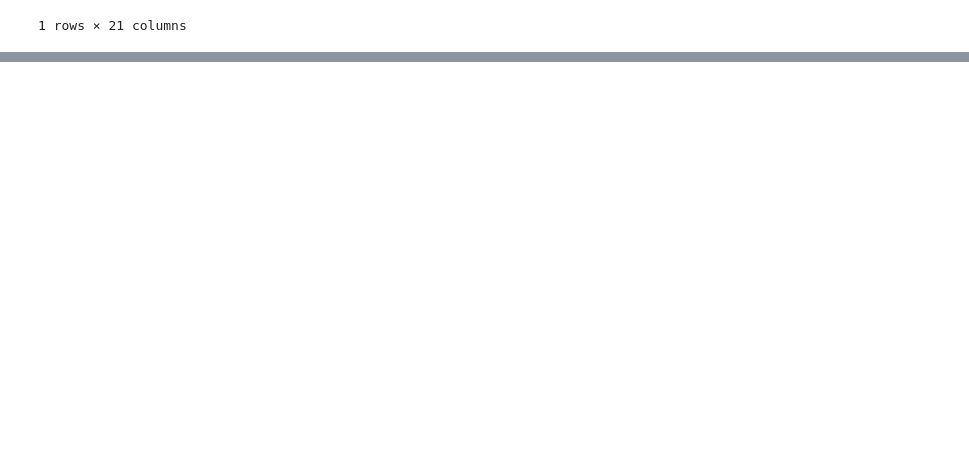
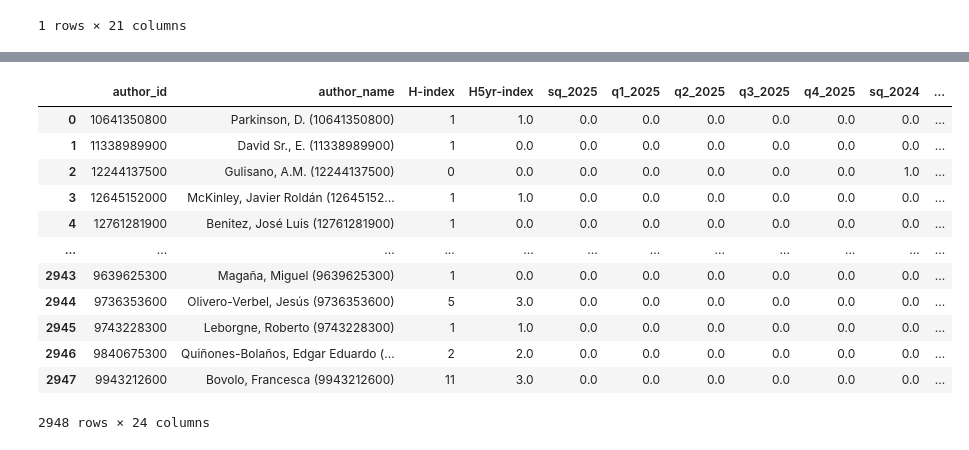
Before and after one commit to JesusPetro/Scopus-Metrics-UTB, a Jupyter notebook: Script-Scopus.ipynb, the cells around one changed output, grey strips where cells are left out. Drawn from its saved outputs; the diff is of its cells as text; code cells hidden in the pictures; blank space fills up the shorter version.

Commit message:
feat: add metrics to group quartiles by specific year period

```diff
--- a/Script-Scopus.ipynb
+++ b/Script-Scopus.ipynb
@@ -7,13 +8,14 @@ from datetime import datetime
 import re
 # %%
 # -----------------------------------------
-# Path's and filenames
+# Path's and filenames and constants
 # -----------------------------------------
 
 path = './data'
 filenameUTB = 'Base de datos Scopus.xlsx'
 filenameScopus = 'scopus-2.csv'
 filenameScimago = 'scimagojr2024.csv'
+YEAR = datetime.now().year
 # %%
 # -----------------------------------------
 # Upload UTB Researchers data
@@ -228,0 +425,54 @@ EID                                                 2
+# %%
+# ------------------------------------------
+# Get h-index and h5yr-index for each author, then merge with per-year quartile counts
+# ------------------------------------------
+
+# h-index total (todas las publicaciones)
+h = (
+    auth_df.groupby("author_id")["citations"]
+           .apply(h_index_from_citations)
+           .reset_index(name="H-index")
+)
+
+# h-index últimos 5 años
+h5 = (
+    auth_df[auth_df["year"].between(YEAR - 5, YEAR)]
+          .groupby("author_id")["citations"]
+          .apply(h_index_from_citations)
+          .reset_index(name="H5yr-index")
+)
+
+# ---------------------------
+# Juntar todo (versión ordenada y segura)
+# - Partimos de `pivot` porque ya contiene a TODOS los autores (id+nombre+cuentas por año/cuartil)
+# - Unimos h y h5 por author_id (LEFT para no perder autores del pivot)
+# - Rellenamos solo h/h5 con 0 (evita poner 0 en author_name u otras columnas)
+# - Reordenamos columnas finales
+# ---------------------------
+metrics = (
+    pivot
+    .merge(h,  on="author_id", how="left")
+    .merge(h5, on="author_id", how="left")
+)
+
+# Solo H/H5: NaN → 0 (opcional: castear a enteros)
+metrics[["H-index", "H5yr-index"]] = metrics[["H-index", "H5yr-index"]].fillna(0)  # .astype("Int64") si quieres enteros con NA
+
+# Orden de columnas: id, nombre, H, H5, luego el resto de métricas
+cols = ["author_id", "author_name", "H-index", "H5yr-index"]
+metrics = metrics[cols + [c for c in metrics.columns if c not in cols]]
+metrics
+# %% [output]
+|  | author_id | author_name | H-index | H5yr-index | sq_2025 | q1_2025 | q2_2025 | q3_2025 | q4_2025 | sq_2024 | ... |
+| 0 | 10641350800 | Parkinson, D. (10641350800) | 1 | 1.0 | 0.0 | 0.0 | 0.0 | 0.0 | 0.0 | 0.0 | ... |
+| 1 | 11338989900 | David Sr., E. (11338989900) | 1 | 0.0 | 0.0 | 0.0 | 0.0 | 0.0 | 0.0 | 0.0 | ... |
+| 2 | 12244137500 | Gulisano, A.M. (12244137500) | 0 | 0.0 | 0.0 | 0.0 | 0.0 | 0.0 | 0.0 | 1.0 | ... |
+| 3 | 12645152000 | McKinley, Javier Roldán (12645152... | 1 | 1.0 | 0.0 | 0.0 | 0.0 | 0.0 | 0.0 | 0.0 | ... |
+| 4 | 12761281900 | Benitez, José Luis (12761281900) | 1 | 0.0 | 0.0 | 0.0 | 0.0 | 0.0 | 0.0 | 0.0 | ... |
+| ... | ... | ... | ... | ... | ... | ... | ... | ... | ... | ... | ... |
+| 2943 | 9639625300 | Magaña, Miguel (9639625300) | 1 | 0.0 | 0.0 | 0.0 | 0.0 | 0.0 | 0.0 | 0.0 | ... |
+| 2944 | 9736353600 | Olivero-Verbel, Jesús (9736353600) | 5 | 3.0 | 0.0 | 0.0 | 0.0 | 0.0 | 0.0 | 0.0 | ... |
+| 2945 | 9743228300 | Leborgne, Roberto (9743228300) | 1 | 1.0 | 0.0 | 0.0 | 0.0 | 0.0 | 0.0 | 0.0 | ... |
+| 2946 | 9840675300 | Quiñones-Bolaños, Edgar Eduardo (... | 2 | 2.0 | 0.0 | 0.0 | 0.0 | 0.0 | 0.0 | 0.0 | ... |
+| 2947 | 9943212600 | Bovolo, Francesca (9943212600) | 11 | 3.0 | 0.0 | 0.0 | 0.0 | 0.0 | 0.0 | 0.0 | ... |
+2948 rows × 24 columns
```
Also changed, not shown: parts of 7 cells of this notebook.
